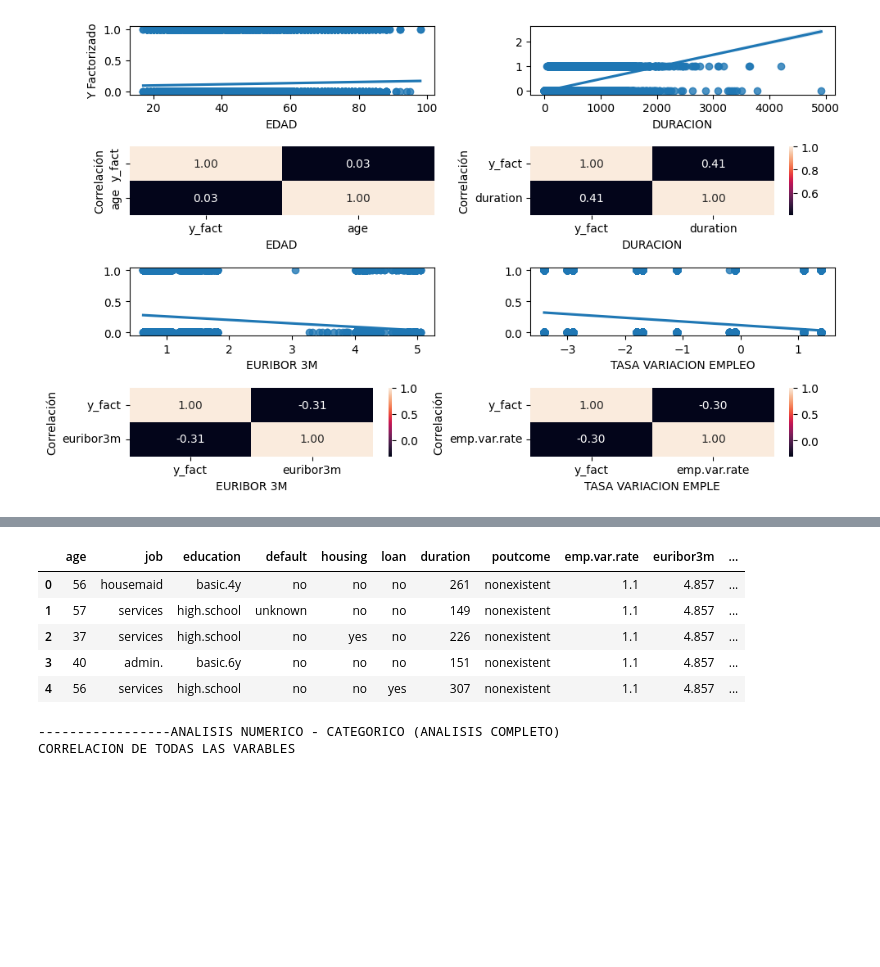
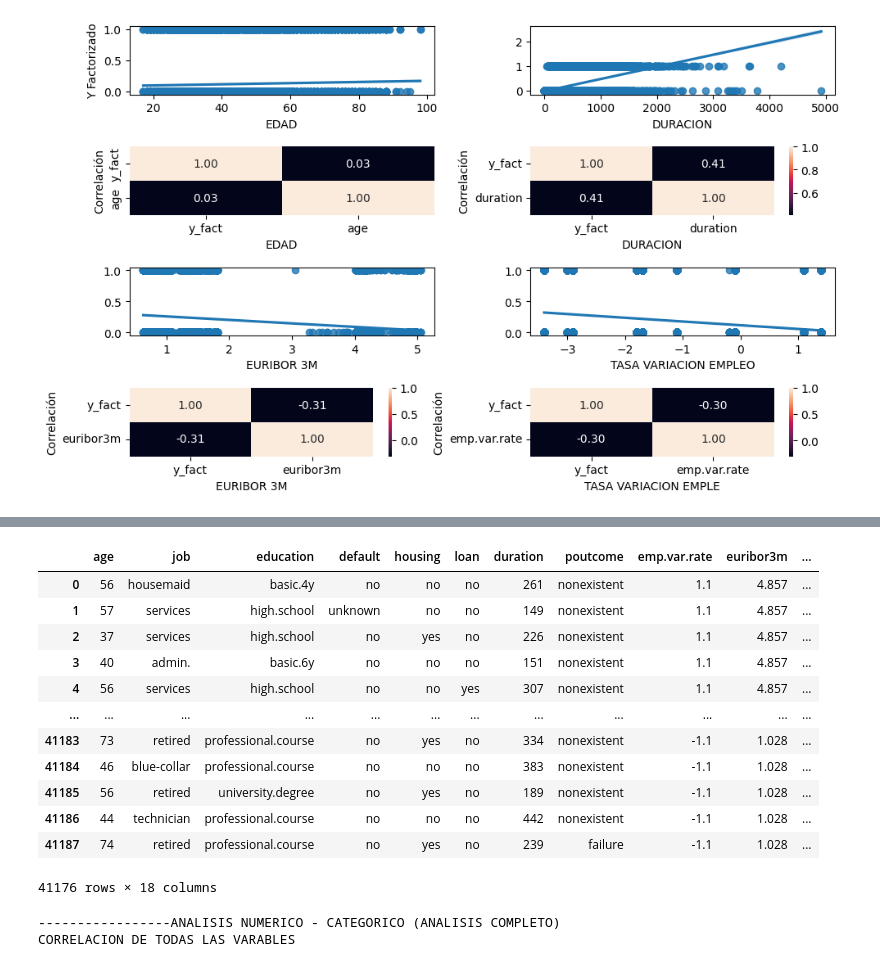
Before and after one commit to 4GeeksAcademy/proyecto-regresion-logistica-Jorge3127, a Jupyter notebook: src/explore.ipynb, the cells around one changed output, grey strips where cells are left out. Drawn from its saved outputs; the diff is of its cells as text; code cells hidden in the pictures; blank space fills up the shorter version.

```diff
--- a/src/explore.ipynb
+++ b/src/explore.ipynb
@@ -316,14 +339,21 @@ Data columns (total 18 columns):
 dtypes: float64(2), int64(9), object(7)
 memory usage: 6.0+ MB
 # %%
-df_sin_duplicados.head()
+df_sin_duplicados
 # %% [output]
 |  | age | job | education | default | housing | loan | duration | poutcome | emp.var.rate | euribor3m | ... |
 | 0 | 56 | housemaid | basic.4y | no | no | no | 261 | nonexistent | 1.1 | 4.857 | ... |
 | 1 | 57 | services | high.school | unknown | no | no | 149 | nonexistent | 1.1 | 4.857 | ... |
 | 2 | 37 | services | high.school | no | yes | no | 226 | nonexistent | 1.1 | 4.857 | ... |
 | 3 | 40 | admin. | basic.6y | no | no | no | 151 | nonexistent | 1.1 | 4.857 | ... |
 | 4 | 56 | services | high.school | no | no | yes | 307 | nonexistent | 1.1 | 4.857 | ... |
+| ... | ... | ... | ... | ... | ... | ... | ... | ... | ... | ... | ... |
+| 41183 | 73 | retired | professional.course | no | yes | no | 334 | nonexistent | -1.1 | 1.028 | ... |
+| 41184 | 46 | blue-collar | professional.course | no | no | no | 383 | nonexistent | -1.1 | 1.028 | ... |
+| 41185 | 56 | retired | university.degree | no | yes | no | 189 | nonexistent | -1.1 | 1.028 | ... |
+| 41186 | 44 | technician | professional.course | no | no | no | 442 | nonexistent | -1.1 | 1.028 | ... |
+| 41187 | 74 | retired | professional.course | no | yes | no | 239 | failure | -1.1 | 1.028 | ... |
+41176 rows × 18 columns
 # %%
 print("-----------------ANALISIS NUMERICO - CATEGORICO (ANALISIS COMPLETO)\nCORRELACION DE TODAS LAS VARABLES")
 fig, axis = plt.subplots(figsize = (10, 10))
```
Also changed, not shown: parts of 11 cells of this notebook.
